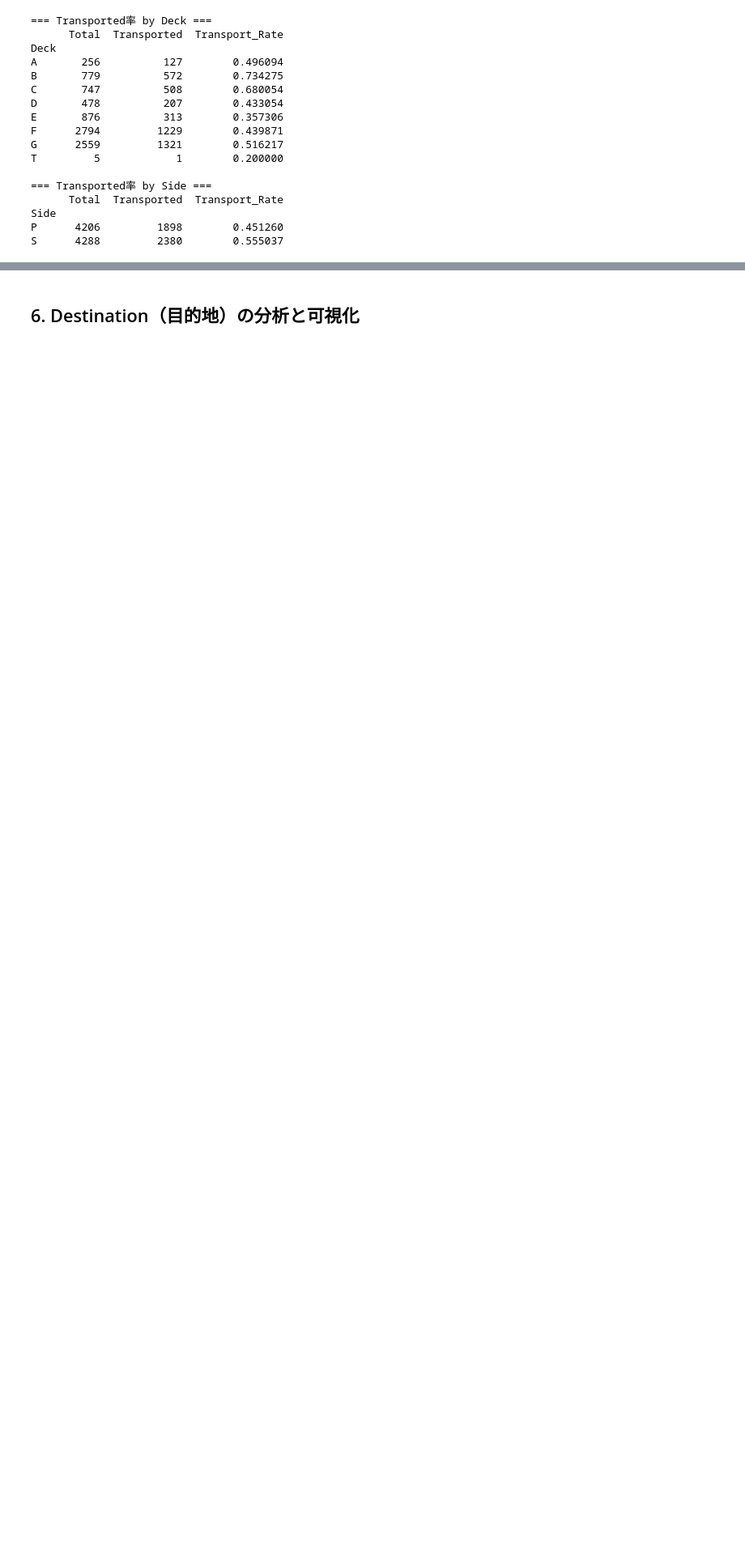
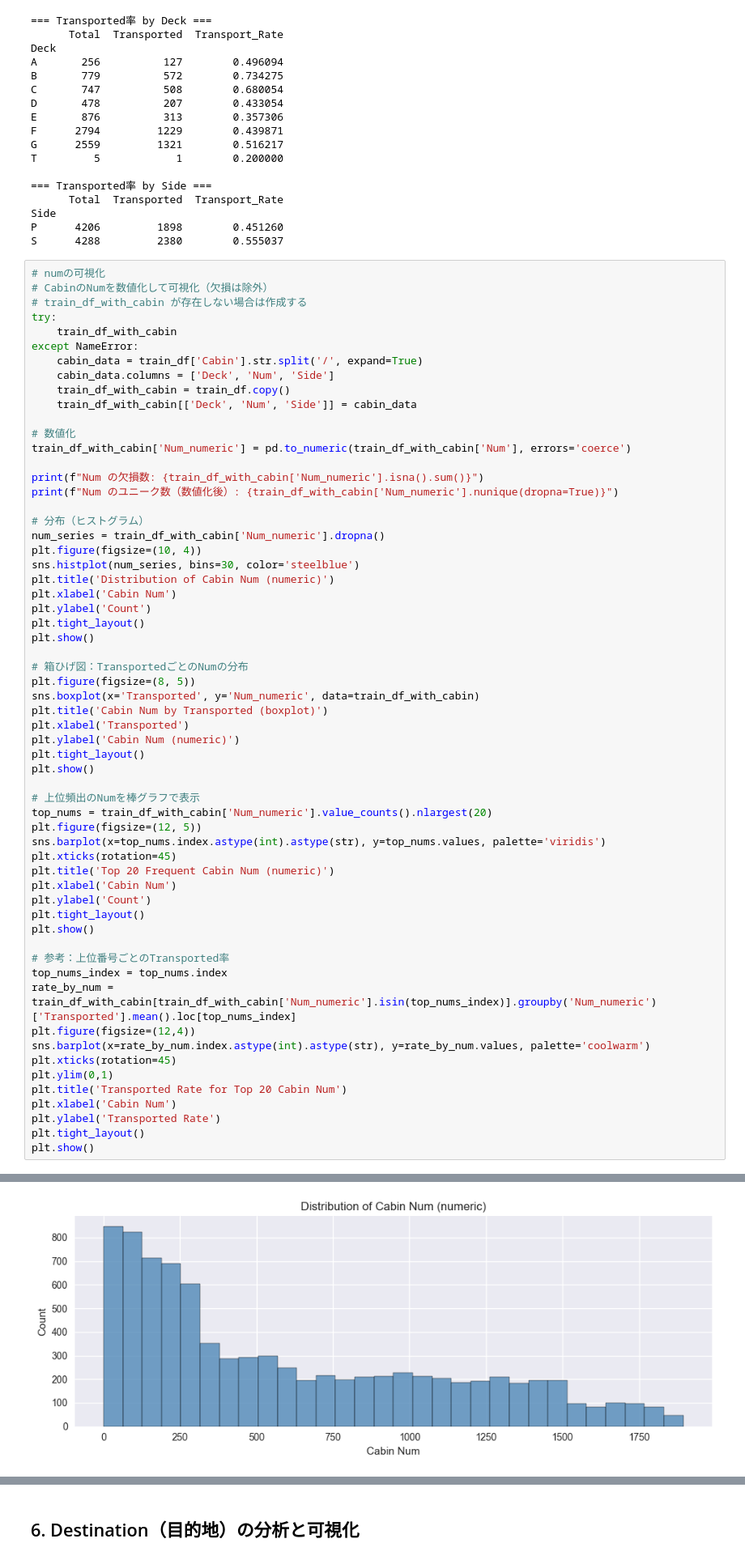
Before and after one commit to Yuta-dango/spaceship-titanic, a Jupyter notebook: hashiguchi/eda_analysis.ipynb, the cells around one changed output, grey strips where cells are left out. Shown: that part at 81% size. Saved outputs shown, nothing was run; the diff lists cells and outputs as text; blank space fills up the shorter version.

```diff
--- a/hashiguchi/eda_analysis.ipynb
+++ b/hashiguchi/eda_analysis.ipynb
@@ -459,3 +467,64 @@ T         5            1        0.200000
 Side
 P      4206         1898        0.451260
 S      4288         2380        0.555037
+# %%
+# numの可視化
+# CabinのNumを数値化して可視化（欠損は除外）
+# train_df_with_cabin が存在しない場合は作成する
+try:
+    train_df_with_cabin
+except NameError:
+    cabin_data = train_df['Cabin'].str.split('/', expand=True)
+    cabin_data.columns = ['Deck', 'Num', 'Side']
+    train_df_with_cabin = train_df.copy()
+    train_df_with_cabin[['Deck', 'Num', 'Side']] = cabin_data
+
+# 数値化
+train_df_with_cabin['Num_numeric'] = pd.to_numeric(train_df_with_cabin['Num'], errors='coerce')
+
+print(f"Num の欠損数: {train_df_with_cabin['Num_numeric'].isna().sum()}")
+print(f"Num のユニーク数（数値化後）: {train_df_with_cabin['Num_numeric'].nunique(dropna=True)}")
+
+# 分布（ヒストグラム）
+num_series = train_df_with_cabin['Num_numeric'].dropna()
+plt.figure(figsize=(10, 4))
+sns.histplot(num_series, bins=30, color='steelblue')
+plt.title('Distribution of Cabin Num (numeric)')
+plt.xlabel('Cabin Num')
+plt.ylabel('Count')
+plt.tight_layout()
+plt.show()
+
+# 箱ひげ図：TransportedごとのNumの分布
+plt.figure(figsize=(8, 5))
+sns.boxplot(x='Transported', y='Num_numeric', data=train_df_with_cabin)
+plt.title('Cabin Num by Transported (boxplot)')
+plt.xlabel('Transported')
+plt.ylabel('Cabin Num (numeric)')
+plt.tight_layout()
+plt.show()
+
+# 上位頻出のNumを棒グラフで表示
+top_nums = train_df_with_cabin['Num_numeric'].value_counts().nlargest(20)
+plt.figure(figsize=(12, 5))
+sns.barplot(x=top_nums.index.astype(int).astype(str), y=top_nums.values, palette='viridis')
+plt.xticks(rotation=45)
+plt.title('Top 20 Frequent Cabin Num (numeric)')
+plt.xlabel('Cabin Num')
+plt.ylabel('Count')
+plt.tight_layout()
+plt.show()
+
+# 参考：上位番号ごとのTransported率
+top_nums_index = top_nums.index
+rate_by_num = train_df_with_cabin[train_df_with_cabin['Num_numeric'].isin(top_nums_index)].groupby('Num_numeric')['Transported'].mean().loc[top_nums_index]
+plt.figure(figsize=(12,4))
+sns.barplot(x=rate_by_num.index.astype(int).astype(str), y=rate_by_num.values, palette='coolwarm')
+plt.xticks(rotation=45)
+plt.ylim(0,1)
+plt.title('Transported Rate for Top 20 Cabin Num')
+plt.xlabel('Cabin Num')
+plt.ylabel('Transported Rate')
+plt.tight_layout()
+plt.show()
+# %% [output]
@@ -461,0 +533 @@ S      4288         2380        0.555037
+[figure, added]
```
Also changed, not shown: parts of 5 cells of this notebook, 4 other files.
